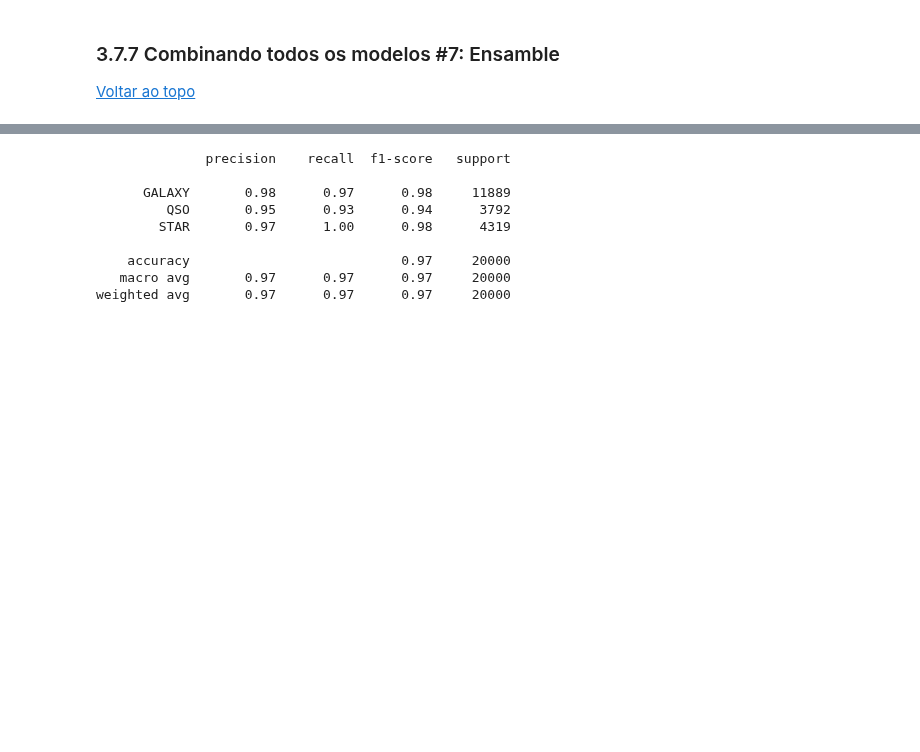
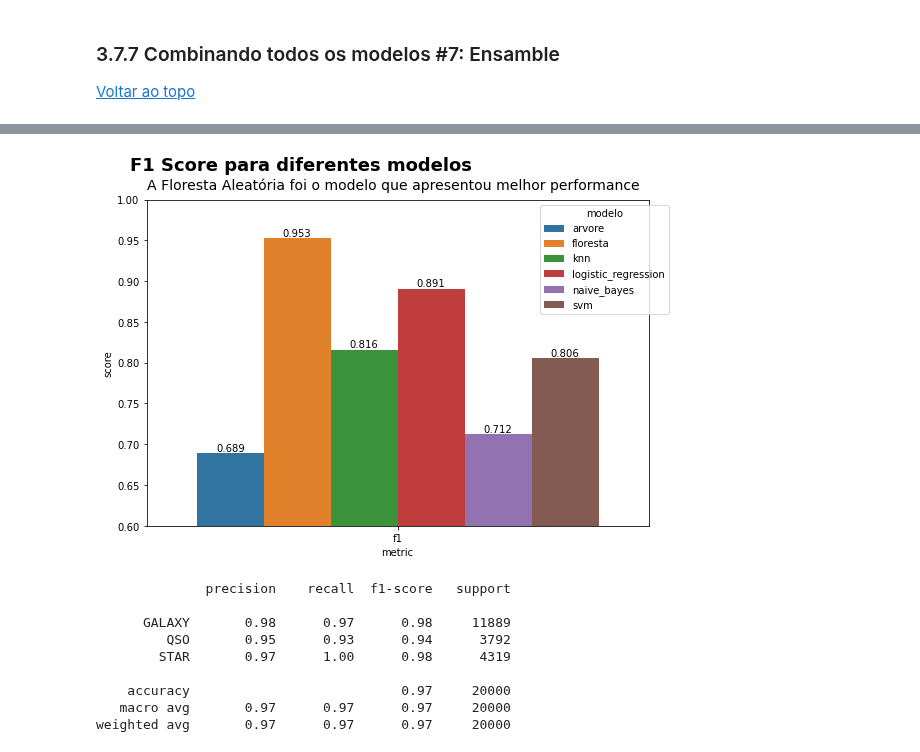
Before and after one commit to gutessitore/StellarClassification, a Jupyter notebook: Relatorio.ipynb, the cells around one changed output, grey strips where cells are left out. Cells and saved outputs as stored; diff of their text form; code cells hidden in the pictures; blank space fills up the shorter version.

```diff
--- a/Relatorio.ipynb
+++ b/Relatorio.ipynb
@@ -996,4 +1088,47 @@ ensembler.predicted_values_by_model
 20000 rows × 6 columns
+# %%
+def plot_f1_comparasion(y_pred_models):
+    from sklearn import metrics
+
+    stats = {'model' : [], 'metric': [], 'score': []}
+
+    metrics_list = [
+        {'name': 'accuracy', 'func': metrics.accuracy_score},
+        {'name': 'precision', 'func': metrics.precision_score},
+        {'name': 'recall', 'func': metrics.recall_score},
+        {'name': 'f1', 'func': metrics.f1_score}
+    ]
+
+    for model_name in y_pred_models.columns:
+        for metric in metrics_list:
+            if metric['name'] == 'accuracy':
+                stats['model'].append(model_name)
+                stats['metric'].append(metric['name'])
+                stats['score'].append(metric['func'](y_test, y_pred_models[model_name]))
+            else:
+                stats['model'].append(model_name)
+                stats['metric'].append(metric['name'])
+                stats['score'].append(metric['func'](y_test, y_pred_models[model_name], average='weighted'))
+    stats_df = pd.DataFrame(stats)
+    stats_df = stats_df.round(3)
+    # Filter f1
+    stats_df = stats_df.loc[stats_df.metric == 'f1']
+
+    plt.figure(figsize=(9, 6))
+    plt.suptitle('F1 Score para diferentes modelos', weight='bold', fontsize=18, horizontalalignment='left', x=0.1)
+    plt.title('A Floresta Aleatória foi o modelo que apresentou melhor performance', pad=10, loc='left', fontsize=14)
+    ax = sns.barplot(data=stats_df, x='metric', y='score', hue='model')
+    ax.legend(title='modelo', title_fontsize=10, fontsize=10, bbox_to_anchor=(1.05, 1))
+    for i in ax.containers:
+        ax.bar_label(i, fontsize=10)
+    plt.ylim(s['score'].round(1).min() -0.1, 1)
+    plt.show()
+
+    return stats_df
+# %%
+s = plot_f1_comparasion(ensembler.predicted_values_by_model)
+# %% [output]
+[figure, added]
 # %%
 # predicted_values["predicted"] = predicted_values["predicted"].apply(pd.mode)
 evaluate_model(ensambler, X_test, y_test, predicted_values)
```
Also changed, not shown: parts of 34 cells of this notebook.
